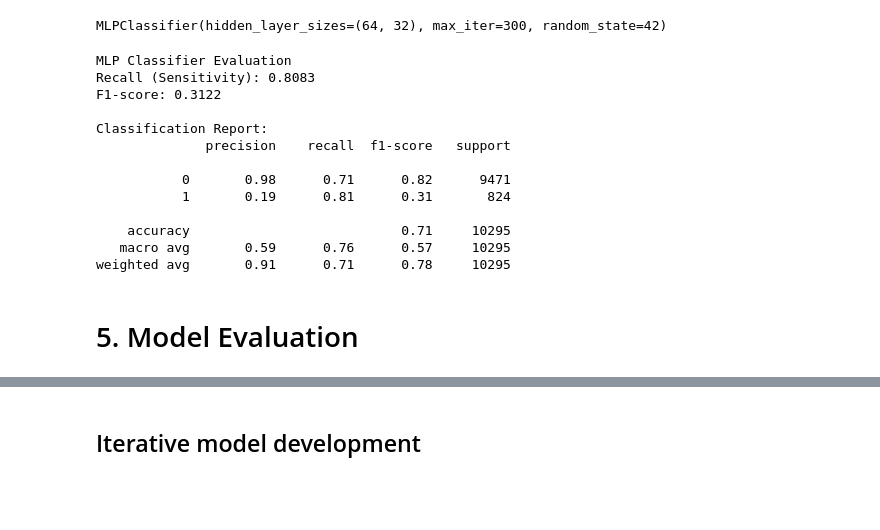
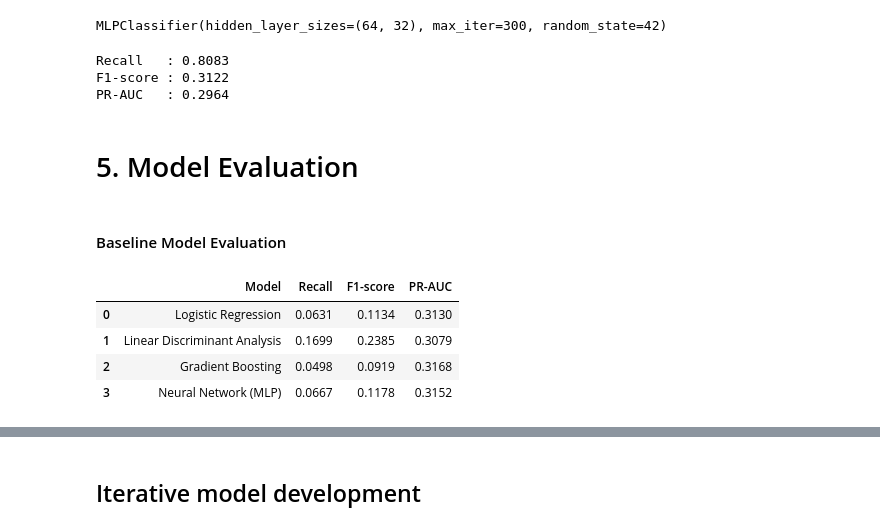
Before and after one commit to Jared-Tenebris/mldp-jared, a Jupyter notebook: cardiovascular_health.ipynb, the cells around one changed output, grey strips where cells are left out. Drawn from its saved outputs; the diff is of its cells as text; code cells hidden in the pictures; blank space fills up the shorter version.

```diff
--- a/cardiovascular_health.ipynb
+++ b/cardiovascular_health.ipynb
@@ -811,32 +852,57 @@ MLPClassifier(hidden_layer_sizes=(64, 32), max_iter=300, random_state=42)
 # Predict on test set
 y_pred_mlp = mlp.predict(X_test)
 # %%
-from sklearn.metrics import recall_score, f1_score, classification_report
+from sklearn.metrics import recall_score, f1_score, average_precision_score
 
-# Calculate metrics
 recall = recall_score(y_test, y_pred_mlp)
 f1 = f1_score(y_test, y_pred_mlp)
 
-print("MLP Classifier Evaluation")
-print(f"Recall (Sensitivity): {recall:.4f}")
-print(f"F1-score: {f1:.4f}")
+y_prob = mlp.predict_proba(X_test)[:, 1]
+pr_auc = average_precision_score(y_test, y_prob)
 
-# Optional: detailed breakdown
-print("\nClassification Report:")
-print(classification_report(y_test, y_pred_mlp))
+print(f"Recall   : {recall:.4f}")
+print(f"F1-score : {f1:.4f}")
+print(f"PR-AUC   : {pr_auc:.4f}")
 # %% [output]
-MLP Classifier Evaluation
-Recall (Sensitivity): 0.8083
-F1-score: 0.3122
-
-Classification Report:
-              precision    recall  f1-score   support
-
-           0       0.98      0.71      0.82      9471
-           1       0.19      0.81      0.31       824
-
-    accuracy                           0.71     10295
-   macro avg       0.59      0.76      0.57     10295
-weighted avg       0.91      0.71      0.78     10295
+Recall   : 0.8083
+F1-score : 0.3122
+PR-AUC   : 0.2964
 # %% [markdown]
 # 5. Model Evaluation
+# %% [markdown]
+#### Baseline Model Evaluation
+# %%
+results = pd.DataFrame({
+    "Model": [
+        "Logistic Regression",
+        "Linear Discriminant Analysis",
+        "Gradient Boosting",
+        "Neural Network (MLP)"
+    ],
+    "Recall": [
+        0.0631,
+        0.1699,
+        0.0498,
+        0.0667
+    ],
+    "F1-score": [
+        0.1134,
+        0.2385,
+        0.0919,
+        0.1178
+    ],
+    "PR-AUC": [
+        0.3130,
+        0.3079,
+        0.3168,
+        0.3152
+    ]
+})
+
+results
+# %% [output]
+|  | Model | Recall | F1-score | PR-AUC |
+| 0 | Logistic Regression | 0.0631 | 0.1134 | 0.3130 |
+| 1 | Linear Discriminant Analysis | 0.1699 | 0.2385 | 0.3079 |
+| 2 | Gradient Boosting | 0.0498 | 0.0919 | 0.3168 |
+| 3 | Neural Network (MLP) | 0.0667 | 0.1178 | 0.3152 |
```
Also changed, not shown: parts of 55 cells of this notebook.
